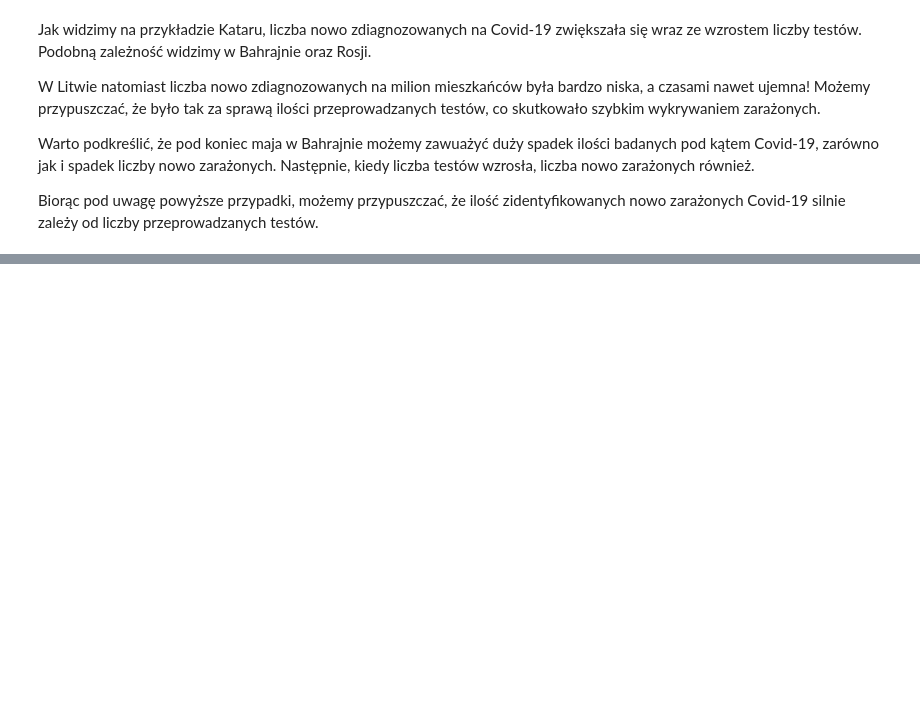
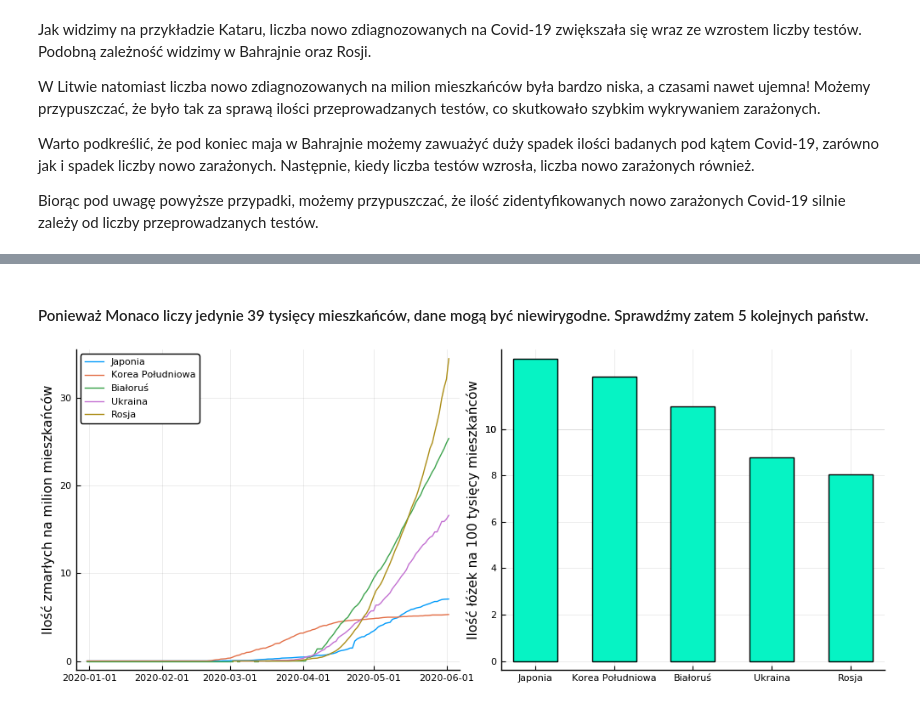
Before and after one commit to wstryc/Wizualizacja-COVID-19, a Jupyter notebook: projekt.ipynb, the cells around one changed output, grey strips where cells are left out. Drawn from its saved outputs; the diff is of its cells as text; code cells hidden in the pictures; blank space fills up the shorter version.

Commit message:
Liczba łóżek

```diff
--- a/projekt.ipynb
+++ b/projekt.ipynb
@@ -257,0 +278,23 @@ Biorąc pod uwagę powyższe przypadki, możemy przypuszczać, że ilość ziden
+# %% [markdown]
+#### Ponieważ Monaco liczy jedynie 39 tysięcy mieszkańców, dane mogą być niewirygodne. Sprawdźmy zatem 5 kolejnych państw.
+# %%
+japan = covid[covid[:location] .== "Japan", :]
+south_korea = covid[covid[:location] .== "South Korea", :]
+belarus = covid[covid[:location] .== "Belarus", :]
+ukraine = covid[covid[:location] .== "Ukraine", :]
+germany = covid[covid[:location] .== "Germany", :]
+
+p1 = plot(ylabel="Ilość zmarłych na milion mieszkańców")
+p2 = bar(ylabel="Ilość łóżek na 100 tysięcy mieszkańców")
+labels = ["Japonia", "Korea Południowa", "Białoruś", "Ukraina", "Rosja"]
+countries = [japan, south_korea, belarus, ukraine, russia, germany]
+
+for country in zip(countries, labels)
+    df = country[1]
+    plot!(p1, df[:date], df[:total_deaths_per_million], label=country[2])
+    bar!(p2, [country[2]], [df[:hospital_beds_per_100k][1]], color = RGB(6/255,243/255,196/255), legend=false)
+end
+
+p = plot(p1,p2, size=(1000,400))
+# %% [output]
+[figure, added]
```
Also changed, not shown: parts of 5 cells of this notebook.
